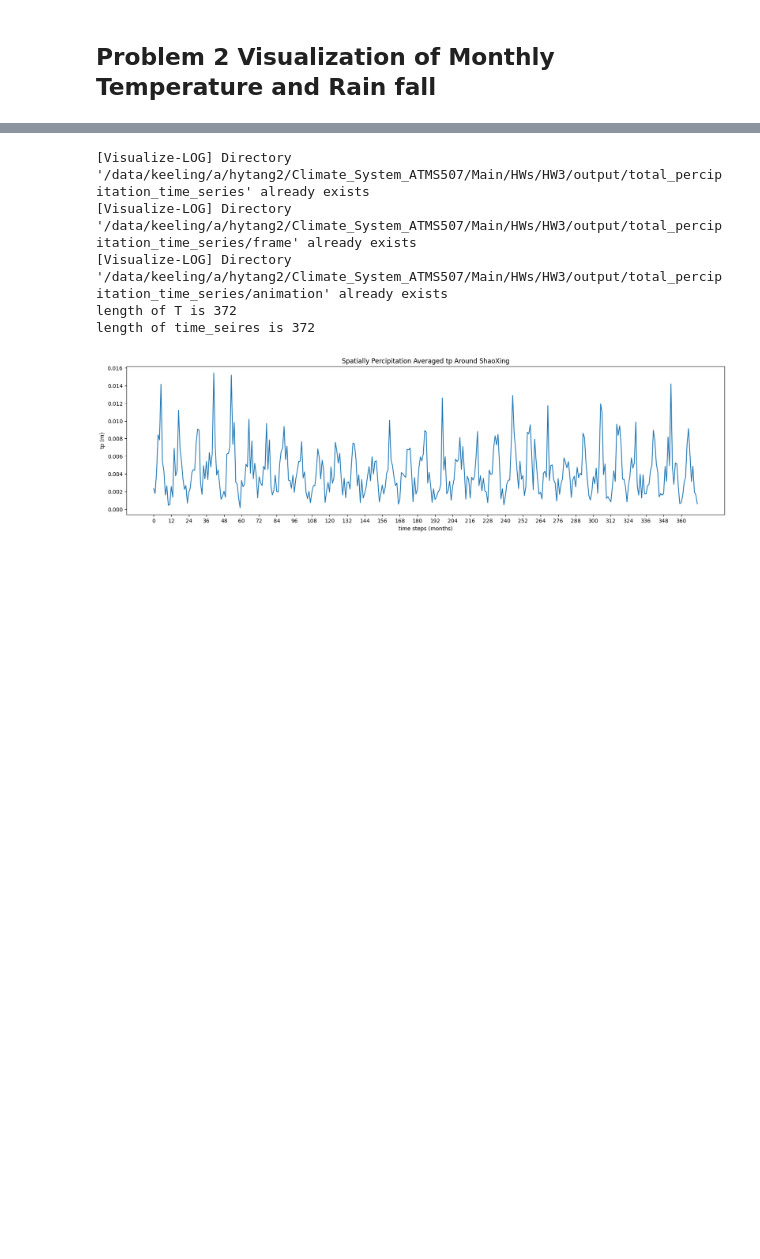
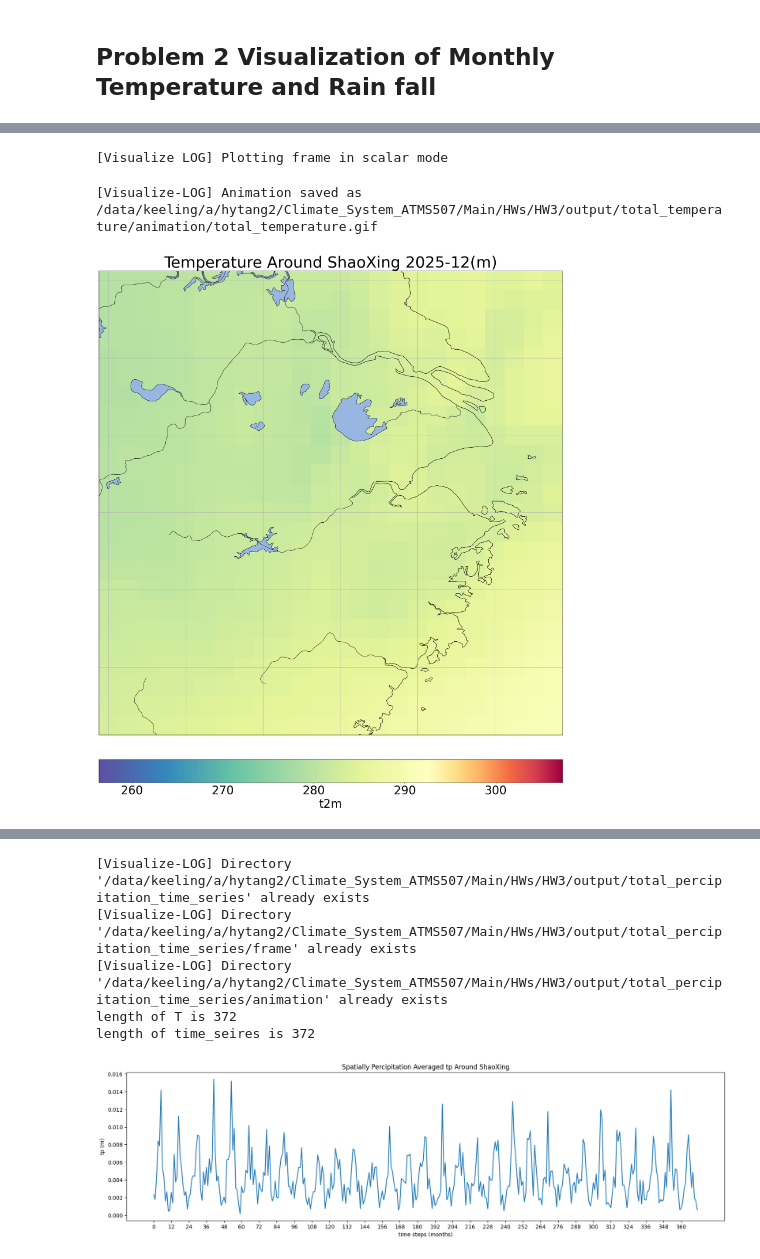
Before and after one commit to Jerry-Haoyu/Climate_System, a Jupyter notebook: HWs/HW3/HW3.ipynb, the cells around one changed output, grey strips where cells are left out. Saved outputs shown, nothing was run; the diff lists cells and outputs as text; code cells hidden in the pictures; blank space fills up the shorter version.

```diff
--- a/HWs/HW3/HW3.ipynb
+++ b/HWs/HW3/HW3.ipynb
@@ -118,3 +153,10 @@ vis.animate_from_frames()
 The result of this visualization is:
 
 ![](output/total_percipitation/animation/total_percipitation.gif)
+# %%
+task_name = "total_temperature"
+
+vis = Visualize(task_name = task_name,
+                dataset = ds_t2m,
+                outputs_dir = outputs_dir
+                )
@@ -120,0 +167,7 @@ The result of this visualization is:
+# %%
+vis.populate_frame(lat = 30, lon = 120, dlat = 3, dlon=3, title="Temperature Around ShaoXing")
+vis.animate_from_frames()
+# %% [output]
+[Visualize LOG] Plotting frame in scalar mode
+[Visualize-LOG] Animation saved as /data/keeling/a/hytang2/Climate_System_ATMS507/Main/HWs/HW3/output/total_temperature/animation/total_temperature.gif
+[figure, added]
```
Also changed, not shown: parts of 9 cells of this notebook.
